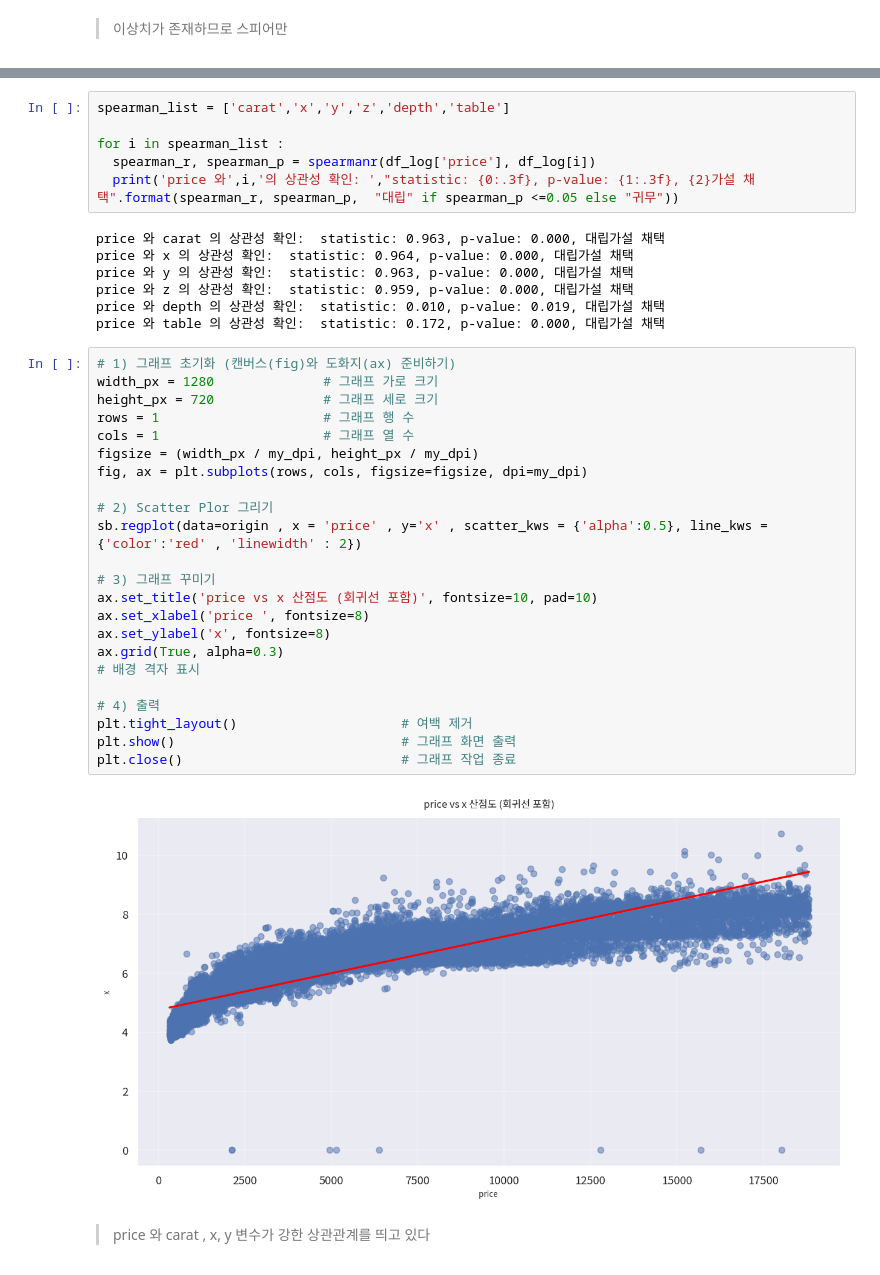
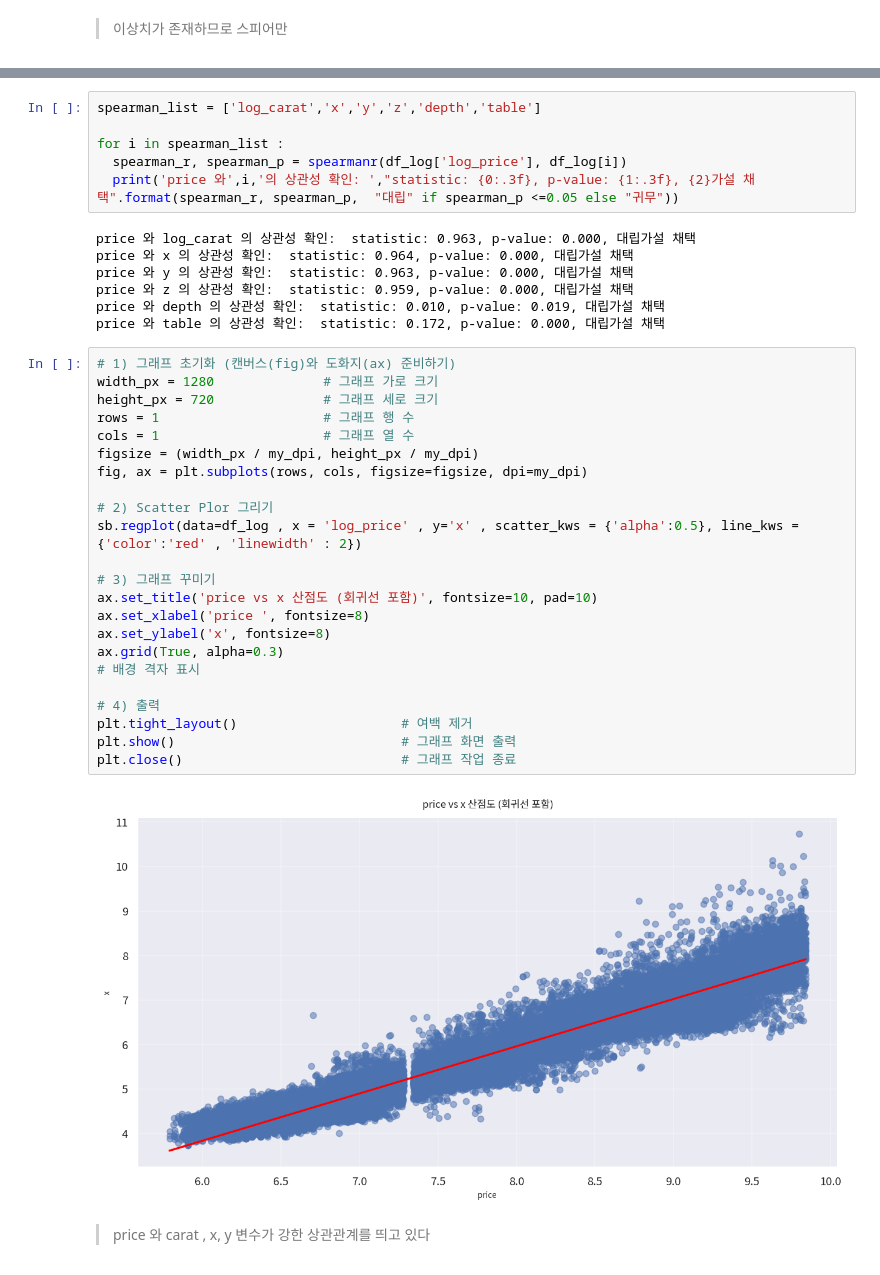
Before and after one commit to BoheeJeong/data_analysis_basic, a Jupyter notebook: 00 캡스톤/12-04. 다이아몬드 연습문제.ipynb, the cells around one changed output, grey strips where cells are left out. Cells and saved outputs as stored; diff of their text form.

```diff
--- a/00 캡스톤/12-04. 다이아몬드 연습문제.ipynb
+++ b/00 캡스톤/12-04. 다이아몬드 연습문제.ipynb
@@ -1819,13 +1820,13 @@ corr_matrix
 | depth | 0.010060 | 0.030197 | -0.023165 | -0.025135 | 0.103626 | 1.000000 | -0.245108 |
 | table | 0.171804 | 0.194950 | 0.202303 | 0.195843 | 0.160302 | -0.245108 | 1.000000 |
 # %%
-spearman_list = ['carat','x','y','z','depth','table']
+spearman_list = ['log_carat','x','y','z','depth','table']
 
 for i in spearman_list :
-  spearman_r, spearman_p = spearmanr(df_log['price'], df_log[i])
+  spearman_r, spearman_p = spearmanr(df_log['log_price'], df_log[i])
   print('price 와',i,'의 상관성 확인: ',"statistic: {0:.3f}, p-value: {1:.3f}, {2}가설 채택".format(spearman_r, spearman_p,  "대립" if spearman_p <=0.05 else "귀무"))
 # %% [output]
-price 와 carat 의 상관성 확인:  statistic: 0.963, p-value: 0.000, 대립가설 채택
+price 와 log_carat 의 상관성 확인:  statistic: 0.963, p-value: 0.000, 대립가설 채택
 price 와 x 의 상관성 확인:  statistic: 0.964, p-value: 0.000, 대립가설 채택
 price 와 y 의 상관성 확인:  statistic: 0.963, p-value: 0.000, 대립가설 채택
 price 와 z 의 상관성 확인:  statistic: 0.959, p-value: 0.000, 대립가설 채택
@@ -1834,27 +1835,27 @@ price 와 table 의 상관성 확인:  statistic: 0.172, p-value: 0.000, 대립
 # %%
 # 1) 그래프 초기화 (캔버스(fig)와 도화지(ax) 준비하기)
 width_px = 1280              # 그래프 가로 크기
 height_px = 720              # 그래프 세로 크기
 rows = 1                     # 그래프 행 수
 cols = 1                     # 그래프 열 수
 figsize = (width_px / my_dpi, height_px / my_dpi)
 fig, ax = plt.subplots(rows, cols, figsize=figsize, dpi=my_dpi)
 
 # 2) Scatter Plor 그리기
-sb.regplot(data=origin , x = 'price' , y='x' , scatter_kws = {'alpha':0.5}, line_kws ={'color':'red' , 'linewidth' : 2})
+sb.regplot(data=df_log , x = 'log_price' , y='x' , scatter_kws = {'alpha':0.5}, line_kws ={'color':'red' , 'linewidth' : 2})
 
 # 3) 그래프 꾸미기
 ax.set_title('price vs x 산점도 (회귀선 포함)', fontsize=10, pad=10)
 ax.set_xlabel('price ', fontsize=8)
 ax.set_ylabel('x', fontsize=8)
 ax.grid(True, alpha=0.3)
 # 배경 격자 표시
 
 # 4) 출력
 plt.tight_layout()                     # 여백 제거
 plt.show()                             # 그래프 화면 출력
 plt.close()                            # 그래프 작업 종료
 # %% [output]
-[figure, old version]
+[figure, new version]
 # %% [markdown]
 > price 와 carat , x, y 변수가 강한 상관관계를 띄고 있다
```
Also changed, not shown: parts of 23 cells of this notebook, 10 other files.
